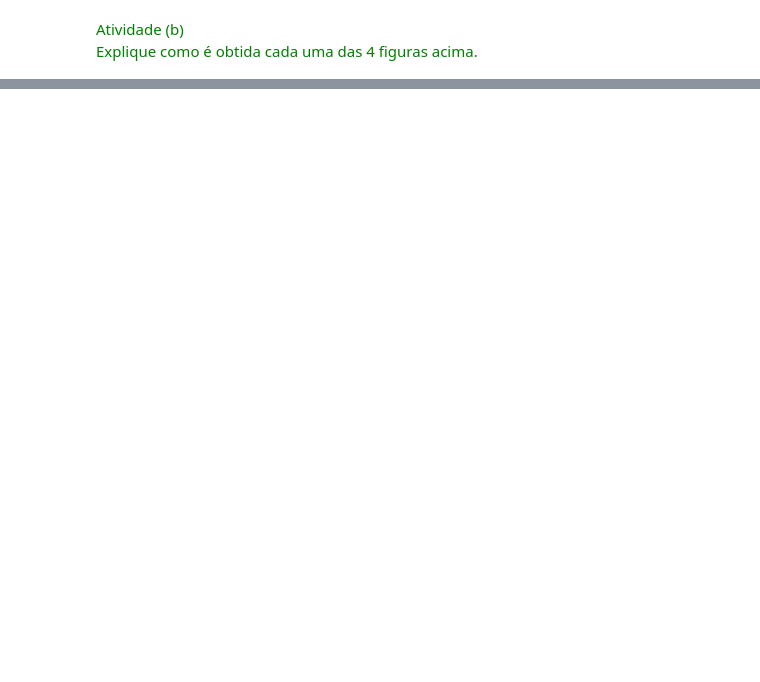
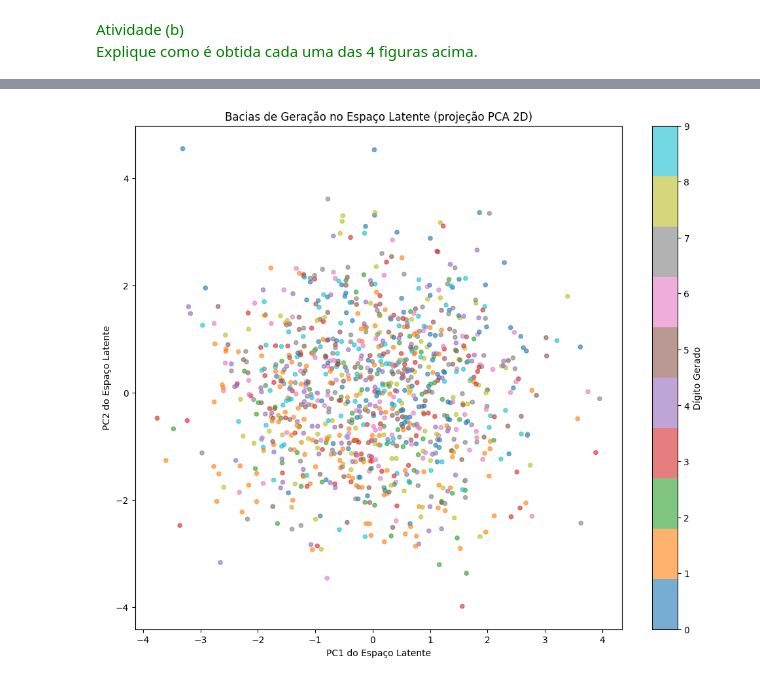
Before and after one commit to JoaoLucasMoraisOrtiz/deeplearning-PG-FEEC, a Jupyter notebook: notebooks_PCs06a13_datasets_IA353_1s2026/PC12_GAN_MNIST.ipynb, the cells around one changed output, grey strips where cells are left out. Drawn from its saved outputs; the diff is of its cells as text; code cells hidden in the pictures; blank space fills up the shorter version.

```diff
--- a/notebooks_PCs06a13_datasets_IA353_1s2026/PC12_GAN_MNIST.ipynb
+++ b/notebooks_PCs06a13_datasets_IA353_1s2026/PC12_GAN_MNIST.ipynb
@@ -245,0 +382,91 @@ Resposta:
+# %%
+##
+## Exploração do Espaço Latente - Mapeando as Bacias de Geração
+##
+
+from keras.datasets import mnist
+from keras.models import Sequential
+from keras.layers import Dense, Flatten, Input
+from keras.optimizers import Adam
+import numpy as np
+import matplotlib.pyplot as plt
+
+# Treinar um classificador simples para identificar os dígitos gerados
+(X_train, y_train), (X_test, y_test) = mnist.load_data()
+X_train = X_train.reshape(-1, 784) / 255.0
+X_test = X_test.reshape(-1, 784) / 255.0
+
+classifier = Sequential([
+    Input(shape=(784,)),
+    Dense(128, activation='relu'),
+    Dense(10, activation='softmax')
+])
+classifier.compile(optimizer='adam', loss='sparse_categorical_crossentropy', metrics=['accuracy'])
+classifier.fit(X_train, y_train, epochs=5, batch_size=128, verbose=1)
+
+# Gerar muitos ruídos e classificar as imagens resultantes
+n_samples = 1000
+noise_samples = np.random.normal(0, 1, (n_samples, 100))
+
+# Gerar imagens com a GAN treinada
+gen_imgs = gan.generator.predict(noise_samples, verbose=0)
+gen_imgs_flat = (0.5 * gen_imgs.reshape(n_samples, 784) + 0.5)  # Rescale [0,1]
+
+# Classificar cada imagem gerada
+predictions = classifier.predict(gen_imgs_flat, verbose=0)
+predicted_digits = np.argmax(predictions, axis=1)
+
+# Reduzir o espaço latente de 100D para 2D com PCA para visualização
+from sklearn.decomposition import PCA
+
+pca = PCA(n_components=2)
+noise_2d = pca.fit_transform(noise_samples)
+
+# Plotar as bacias de geração
+plt.figure(figsize=(12, 10))
+scatter = plt.scatter(noise_2d[:, 0], noise_2d[:, 1], c=predicted_digits, cmap='tab10', alpha=0.6, s=20)
+plt.colorbar(scatter, label='Dígito Gerado')
+plt.xlabel('PC1 do Espaço Latente')
+plt.ylabel('PC2 do Espaço Latente')
+plt.title('Bacias de Geração no Espaço Latente (projeção PCA 2D)')
+plt.show()
+
+# Distribuição de dígitos gerados
+unique, counts = np.unique(predicted_digits, return_counts=True)
+plt.figure(figsize=(10, 4))
+plt.bar(unique, counts)
+plt.xlabel('Dígito')
+plt.ylabel('Frequência')
+plt.title('Distribuição dos dígitos gerados pela GAN')
+plt.xticks(range(10))
+plt.show()
+
+#E para visualizar interpolação entre regiões (transição entre dígitos):
+
+##
+## Interpolação no espaço latente - visualizando transições
+##
+
+# Pegar dois ruídos que geram dígitos diferentes
+idx_digit_1 = np.where(predicted_digits == 1)[0][0]
+idx_digit_7 = np.where(predicted_digits == 7)[0][0]
+
+z1 = noise_samples[idx_digit_1]
+z2 = noise_samples[idx_digit_7]
+
+# Interpolar linearmente entre eles
+n_steps = 10
+interpolations = np.array([z1 + (z2 - z1) * t for t in np.linspace(0, 1, n_steps)])
+
+# Gerar imagens ao longo da interpolação
+interp_imgs = gan.generator.predict(interpolations, verbose=0)
+interp_imgs = 0.5 * interp_imgs + 0.5
+
+# Plotar a transição
+fig, axs = plt.subplots(1, n_steps, figsize=(15, 2))
+for i in range(n_steps):
+    axs[i].imshow(interp_imgs[i, :, :, 0], cmap='gray')
+    axs[i].axis('off')
+plt.suptitle('Interpolação no espaço latente: transição entre dígitos')
+plt.show()
+# %% [output]
@@ -245,0 +483 @@ Resposta:
+[figure, added]
```
Also changed, not shown: parts of 14 cells of this notebook, 2 other files.
